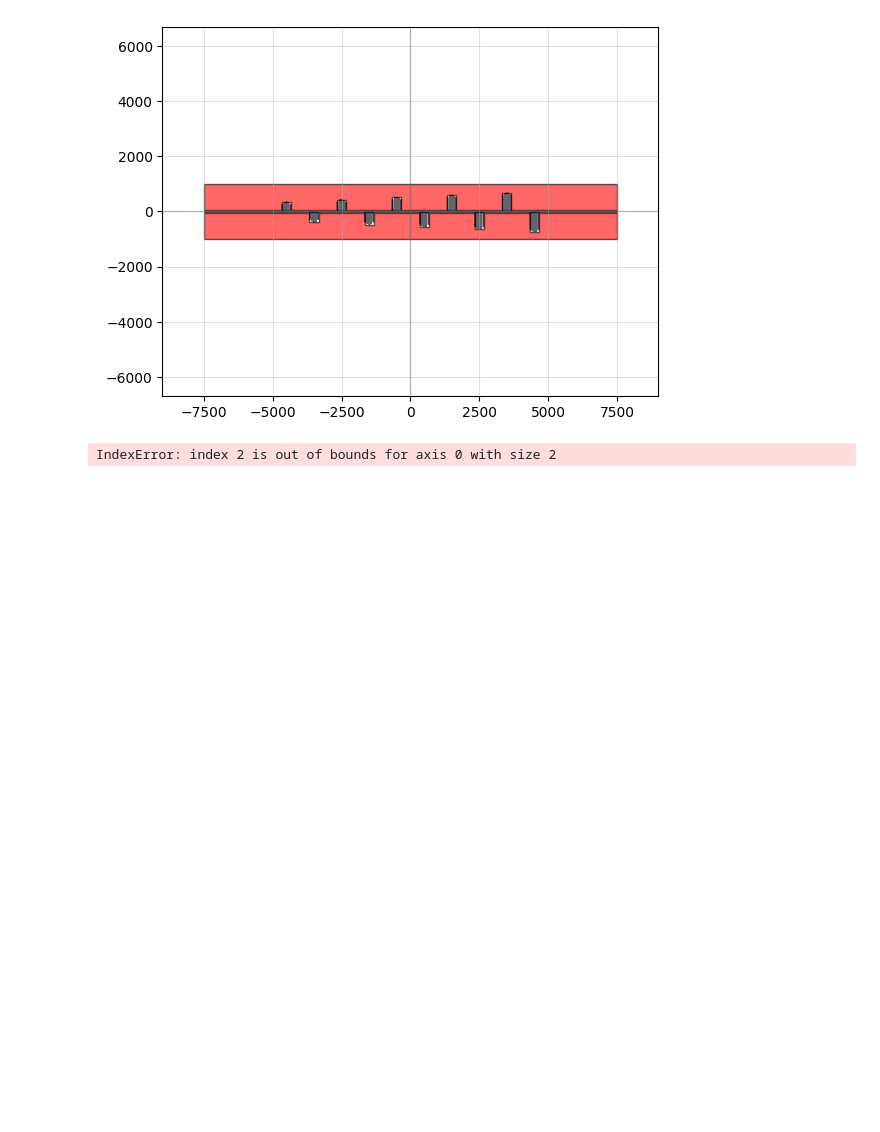
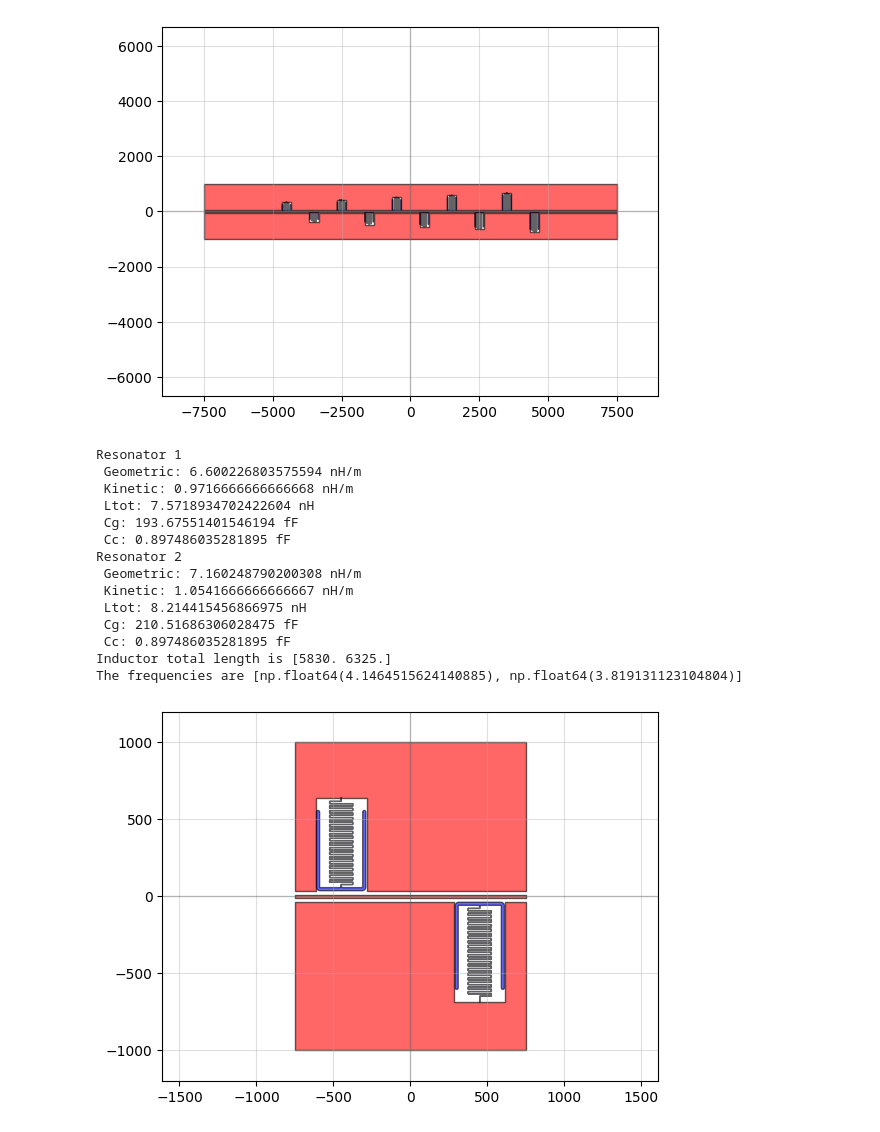
Before and after one commit to cbelo/resonators, a Jupyter notebook: 2024-11-SiRes-Al/design.ipynb, the cells around one changed output. Saved outputs shown, nothing was run; the diff lists cells and outputs as text; code cells hidden in the pictures; blank space fills up the shorter version.

```diff
--- a/2024-11-SiRes-Al/design.ipynb
+++ b/2024-11-SiRes-Al/design.ipynb
@@ -384,16 +387,16 @@ The frequencies are [np.float64(9.711235979696266), np.float64(8.300581737261199
 NumberOfResonators = int(2)
 SeparationTlineResonator = [0]*NumberOfResonators
 
-cvl = np.linspace(200, 600, NumberOfResonators)
-nob = np.linspace(15, 40, NumberOfResonators, dtype=int)
+cvl = np.linspace(200, 600, 10)
+nob = np.linspace(15, 40, 10, dtype=int)
 
 #Resonator parameters
 CapacitorHorizontalLength = np.ones(NumberOfResonators)*[300]
-CapacitorVerticalLength = np.ones(NumberOfResonators)*[cvl[1],cvl[2]]
+CapacitorVerticalLength = np.ones(NumberOfResonators)*[cvl[7],cvl[8]]
 CapacitorWidth = np.ones(NumberOfResonators)*20
 
 
-NumberOfBends = np.ones(NumberOfResonators, dtype=int)*[nob[1],nob[2]]
+NumberOfBends = np.ones(NumberOfResonators, dtype=int)*[nob[7],nob[8]]
 InductorVerticalLength = np.ones(NumberOfResonators)*[15]
 InductorEndLength = np.ones(NumberOfResonators)*[10]
 InductorHorizontalLength = np.ones(NumberOfResonators)*[150]
@@ -406,32 +409,46 @@ InductorTotalLength = InductorVerticalLength*(NumberOfBends+4) + InductorEndLeng
 SpacingC0 = np.ones(NumberOfResonators)*5
 SpacingCc = np.ones(NumberOfResonators)*[0]
 TaperLength = np.ones(NumberOfResonators)*5
 FinalSpacingBondpads = 100
 
 freqs = []
 for i in range(NumberOfResonators):
     print(f'Resonator {i+1}')
     freqs.append(resonance_freq_Schuster(InductorWidth[i]*1e-6, CapacitorWidth[i]*1e-6, (SeparationTlineResonator[i] + FeedlineGap + SpacingCc[i])*1e-6 , FeedlineWidth*1e-6,
                                             CapacitorVerticalLength[i]*1e-6, SpacingC0[i]*1e-6,
                                             InductorWidth[i]*1e-6, InductorTotalLength[i]*1e-6, Lk,
                                         epsilon_r, thickness_subs)/1e9)
 
 print('Inductor total length is', InductorTotalLength)
 print('The frequencies are', freqs)
 
 #feedline
 FeedlineLength = 1500
 ChipSize = [FeedlineLength, 2000]
 
 c, metal, chip = ChipResonatorsTline(ChipSize,NumberOfResonators, SeparationTlineResonator,
                         FeedlineWidth, FeedlineLength, FeedlineGap,
                         FeedlineTaperLength, BondpadWidth, BondpadLength, BondpadGap,
                         CapacitorHorizontalLength, CapacitorVerticalLength, CapacitorWidth,
                         NumberOfBends, InductorVerticalLength, InductorHorizontalLength, InductorWidth, InductorEndLength,
                         TaperWidth, TaperLength, SpacingC0, SpacingCc,
                         FinalSpacingBondpads, MWO_simulation=True)
 
-# chip.write_gds(r"C:\Users\localadmin\Documents\GitHub\resonators\gds_files\2024122-SiRes-Al\ten_resonators_4-10GHz.gds")
+chip.write_gds(r"C:/Users/localadmin/Documents/GitHub/resonators/gds_files/2024122-SiRes-Al/si_resonators_8_9.gds")
 qp(chip)
 # %% [output]
-IndexError: index 2 is out of bounds for axis 0 with size 2
+Resonator 1
+ Geometric: 6.600226803575594 nH/m
+ Kinetic: 0.9716666666666668 nH/m
+ Ltot: 7.5718934702422604 nH
+ Cg: 193.67551401546194 fF
+ Cc: 0.897486035281895 fF
+Resonator 2
+ Geometric: 7.160248790200308 nH/m
+ Kinetic: 1.0541666666666667 nH/m
+ Ltot: 8.214415456866975 nH
+ Cg: 210.51686306028475 fF
+ Cc: 0.897486035281895 fF
+Inductor total length is [5830. 6325.]
+The frequencies are [np.float64(4.1464515624140885), np.float64(3.819131123104804)]
+[figure, added]
```
Also changed, not shown: parts of 3 cells of this notebook, 1 other file.
